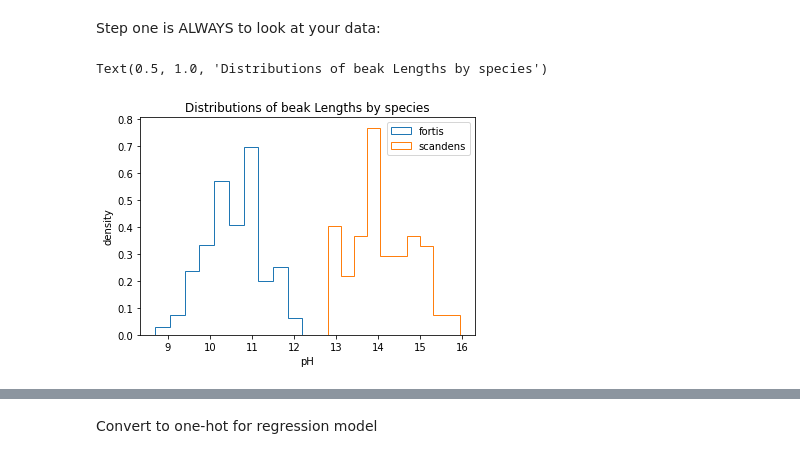
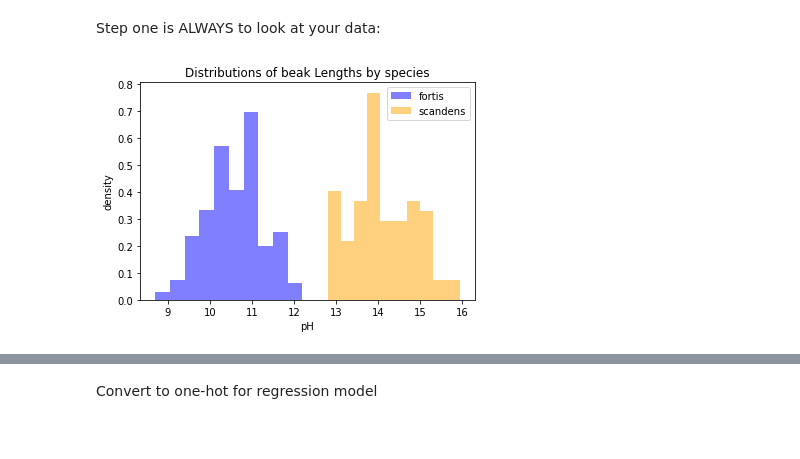
Before and after one commit to ryraut/swdb_2023, a Jupyter notebook: Day1/DarwinExample.ipynb, the cells around one changed output, grey strips where cells are left out. Saved outputs shown, nothing was run; the diff lists cells and outputs as text; code cells hidden in the pictures.

```diff
--- a/Day1/DarwinExample.ipynb
+++ b/Day1/DarwinExample.ipynb
@@ -46,15 +46,14 @@ array(['fortis', 'scandens'], dtype=object)
  Step one is ALWAYS to look at your data:
 # %%
 fig,ax = plt.subplots()
-ax.hist(finches75[finches75.species=='fortis'].beaklength,density = True,histtype='step',label='fortis');
-ax.hist(finches75[finches75.species=='scandens'].beaklength,density = True,histtype='step',label='scandens');
+ax.hist(finches75[finches75.species=='fortis'].beaklength,density = True,alpha = .5,histtype='bar',label='fortis',color = 'blue');
+ax.hist(finches75[finches75.species=='scandens'].beaklength,density = True,alpha = .5,histtype='bar',label='scandens',color = 'orange');
 ax.set_ylabel('density')
 ax.set_xlabel('pH')
 ax.legend()
-ax.set_title('Distributions of beak Lengths by species')
+ax.set_title('Distributions of beak Lengths by species');
 # %% [output]
-Text(0.5, 1.0, 'Distributions of beak Lengths by species')
-[figure, old version]
+[figure, new version]
 # %% [markdown]
 Now, lets say that we want to model beak length as a function of finch species. Another way of saying that is "Lets ask if Beak Length is encoded by species information." Perhapse the simplest model we could build would look like this:
 
```
Also changed, not shown: parts of 14 cells of this notebook.
